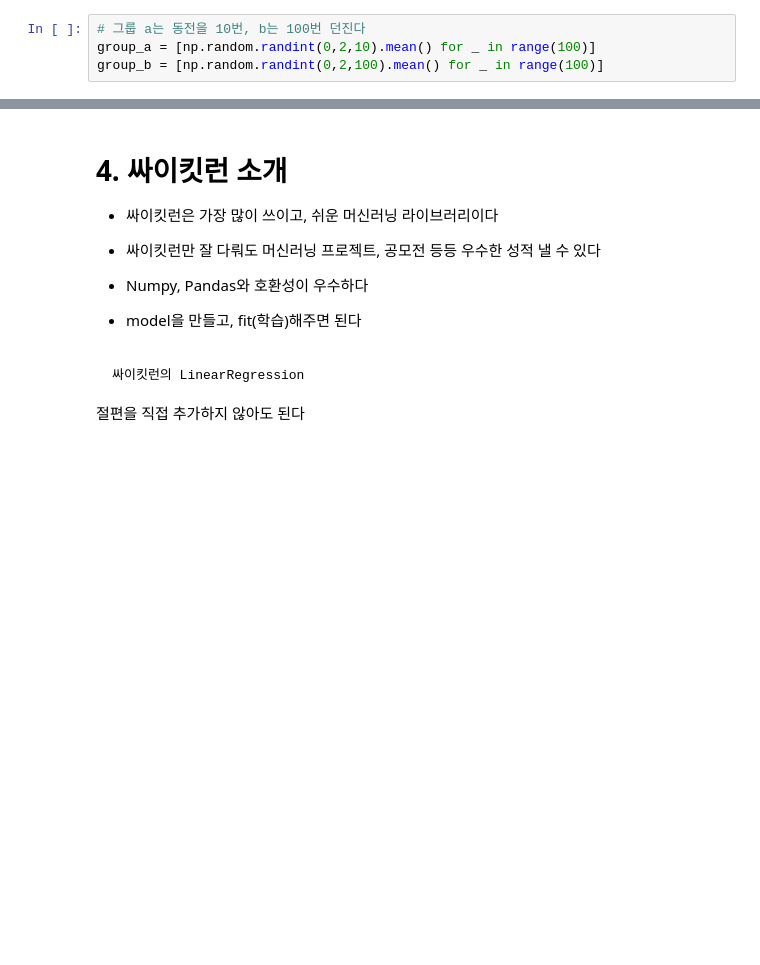
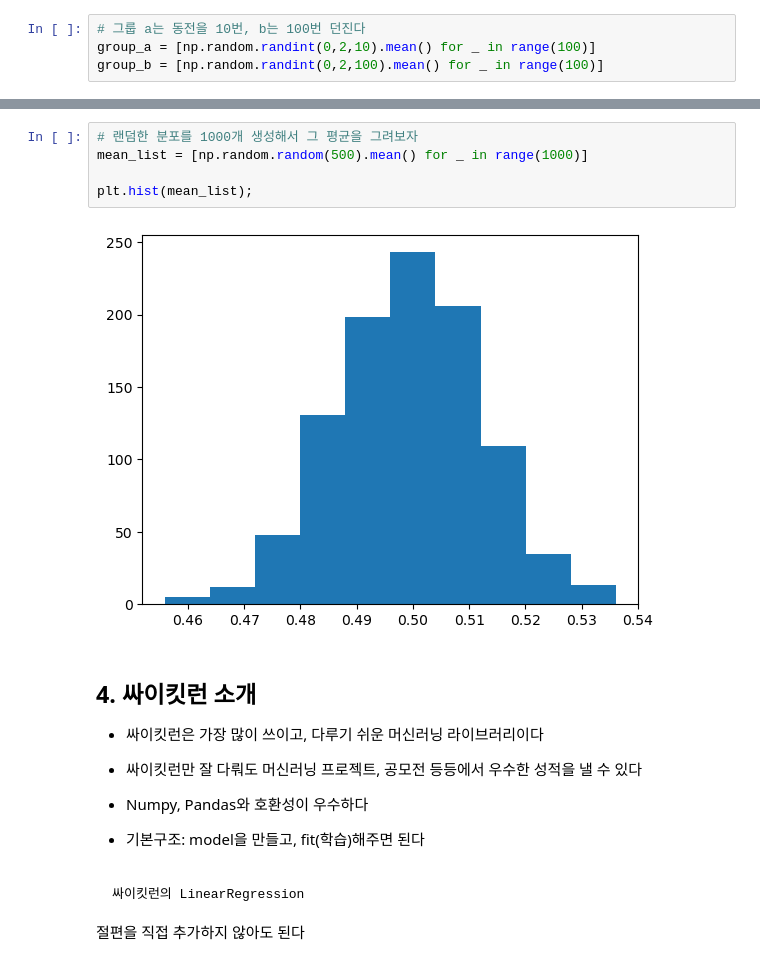
Before and after one commit to Je-Hyeon/FRstudy, a Jupyter notebook: 학기중스터디/week1/1주차스터디_수업용.ipynb, the cells around one changed output, grey strips where cells are left out. Drawn from its saved outputs; the diff is of its cells as text; blank space fills up the shorter version.

```diff
--- a/학기중스터디/week1/1주차스터디_수업용.ipynb
+++ b/학기중스터디/week1/1주차스터디_수업용.ipynb
@@ -92,13 +102,20 @@ plt.ylim((0,1));
+# %%
+# 랜덤한 분포를 1000개 생성해서 그 평균을 그려보자
+mean_list = [np.random.random(500).mean() for _ in range(1000)]
+
+plt.hist(mean_list);
+# %% [output]
+[figure, added]
 # %% [markdown]
-# 4. 싸이킷런 소개
+## 4. 싸이킷런 소개
 
-* 싸이킷런은 가장 많이 쓰이고, 쉬운 머신러닝 라이브러리이다
+* 싸이킷런은 가장 많이 쓰이고, 다루기 쉬운 머신러닝 라이브러리이다
 
-* 싸이킷런만 잘 다뤄도 머신러닝 프로젝트, 공모전 등등 우수한 성적 낼 수 있다
+* 싸이킷런만 잘 다뤄도 머신러닝 프로젝트, 공모전 등등에서 우수한 성적을 낼 수 있다
 
 * Numpy, Pandas와 호환성이 우수하다
 
-* model을 만들고, fit(학습)해주면 된다
+* 기본구조: model을 만들고, fit(학습)해주면 된다
 # %% [markdown]
     싸이킷런의 LinearRegression
 
```
Also changed, not shown: parts of 17 cells of this notebook, 14 other files.
